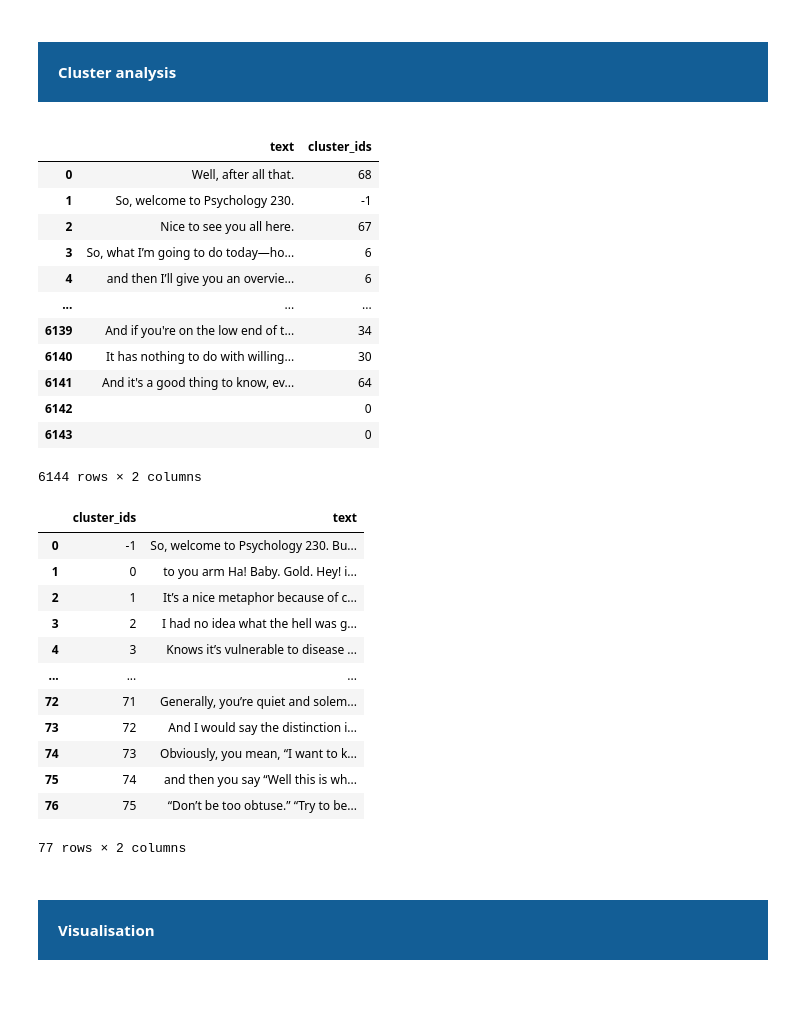
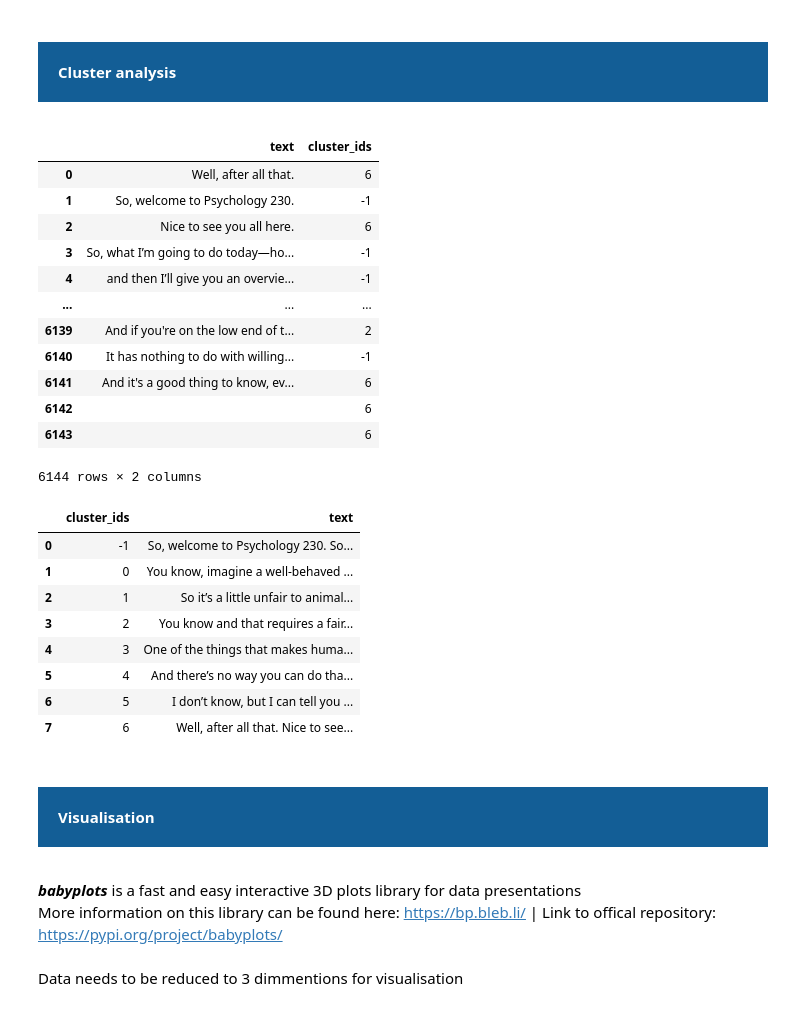
Before and after one commit to MariuszAndziak/Personality_and_Its_Transformations, a Jupyter notebook: 03_embeddings.ipynb, the cells around one changed output. Cells and saved outputs as stored; diff of their text form; code cells hidden in the pictures.

```diff
--- a/03_embeddings.ipynb
+++ b/03_embeddings.ipynb
@@ -86,3 +89,9 @@ array([[-0.042135  , -0.00991856,  0.0509069 , ..., -0.05108282,
+# %%
+with open(f'{MODELS_FOLDER}\{SAMPLE_EMBEDDINGS_MODEL_NAME}.npy', 'wb') as f:
+    np.save(f, embeddings)
+# %%
+with open(f'{MODELS_FOLDER}\{SAMPLE_EMBEDDINGS_MODEL_NAME}.npy', 'rb') as f:
+    embeddings = np.load(f)
 # %% [markdown]
 <div class="tomcolor8">
 <h4 style="background:#135e96; color:white ;font-size:15px;line-height:1em; text-align:left; padding: 20px">
@@ -92,8 +101,8 @@ array([[-0.042135  , -0.00991856,  0.0509069 , ..., -0.05108282,
 ***UMAP*** is a dimensionality reduction algorytm published in 2020.
 The original paper and more info about UMAP can be found here: https://arxiv.org/pdf/1802.03426.pdf
 # %%
-neighbors = 100 #10
-components = 5
+neighbors = 100
+components = 20
 # %% [markdown]
 `n_neighbors` regulates whether UMAP should focus more on global or lobal scructures of the data. Low values of n_neighbors will force UMAP to concentrate on very local structure (it will find patterns in local small sections not seeing the big picture), while large values will push UMAP to look at larger neighborhoods (focusing on the big picture) losing fine distinct features of local, smaller neighborhoods. You can think of this like literally focusing on your neighbors when you live for example on a country side. If n_neighbors is small someone can describe you  based on your membership to only your small community (e.g. people from your street). If n_neighbors is large someone can describe you based on the judgement from people from the whole city or state.
 # %% [markdown]
@@ -260,39 +261,42 @@ final_data['cluster_ids'] = clusters.labels_
 final_data
 # %% [output]
 |  | text | cluster_ids |
-| 0 | Well, after all that. | 68 |
+| 0 | Well, after all that. | 6 |
 | 1 | So, welcome to Psychology 230. | -1 |
-| 2 | Nice to see you all here. | 67 |
-| 3 | So, what I’m going to do today—ho... | 6 |
-| 4 | and then I’ll give you an overvie... | 6 |
+| 2 | Nice to see you all here. | 6 |
+| 3 | So, what I’m going to do today—ho... | -1 |
+| 4 | and then I’ll give you an overvie... | -1 |
 | ... | ... | ... |
-| 6139 | And if you're on the low end of t... | 34 |
-| 6140 | It has nothing to do with willing... | 30 |
-| 6141 | And it's a good thing to know, ev... | 64 |
-| 6142 |  | 0 |
-| 6143 |  | 0 |
+| 6139 | And if you're on the low end of t... | 2 |
+| 6140 | It has nothing to do with willing... | -1 |
+| 6141 | And it's a good thing to know, ev... | 6 |
+| 6142 |  | 6 |
+| 6143 |  | 6 |
 6144 rows × 2 columns
 # %%
 emb = final_data.groupby(['cluster_ids'], as_index=False).agg({'text': ' '.join})
+emb
 # %% [output]
 |  | cluster_ids | text |
-| 0 | -1 | So, welcome to Psychology 230. Bu... |
-| 1 | 0 | to you arm Ha! Baby. Gold. Hey! i... |
-| 2 | 1 | It’s a nice metaphor because of c... |
-| 3 | 2 | I had no idea what the hell was g... |
-| 4 | 3 | Knows it’s vulnerable to disease ... |
-| ... | ... | ... |
-| 72 | 71 | Generally, you’re quiet and solem... |
-| 73 | 72 | And I would say the distinction i... |
-| 74 | 73 | Obviously, you mean, “I want to k... |
-| 75 | 74 | and then you say “Well this is wh... |
-| 76 | 75 | “Don’t be too obtuse.” “Try to be... |
+| 0 | -1 | So, welcome to Psychology 230. So... |
+| 1 | 0 | You know, imagine a well-behaved ... |
+| 2 | 1 | So it’s a little unfair to animal... |
+| 3 | 2 | You know and that requires a fair... |
+| 4 | 3 | One of the things that makes huma... |
+| 5 | 4 | And there’s no way you can do tha... |
+| 6 | 5 | I don’t know, but I can tell you ... |
+| 7 | 6 | Well, after all that. Nice to see... |
-77 rows × 2 columns
 # %% [markdown]
 <div class="tomcolor8">
 <h4 style="background:#135e96; color:white ;font-size:15px;line-height:1em; text-align:left; padding: 20px">
       Visualisation</h4>
 </div>
+# %% [markdown]
+***babyplots*** is a fast and easy interactive 3D plots library for data presentations
+More information on this library can be found here:
+https://bp.bleb.li/ | Link to offical repository: https://pypi.org/project/babyplots/
+# %% [markdown]
+Data needs to be reduced to 3 dimmentions for visualisation
 # %%
 %%time
 
```
Also changed, not shown: parts of 19 cells of this notebook, 3 other files.
